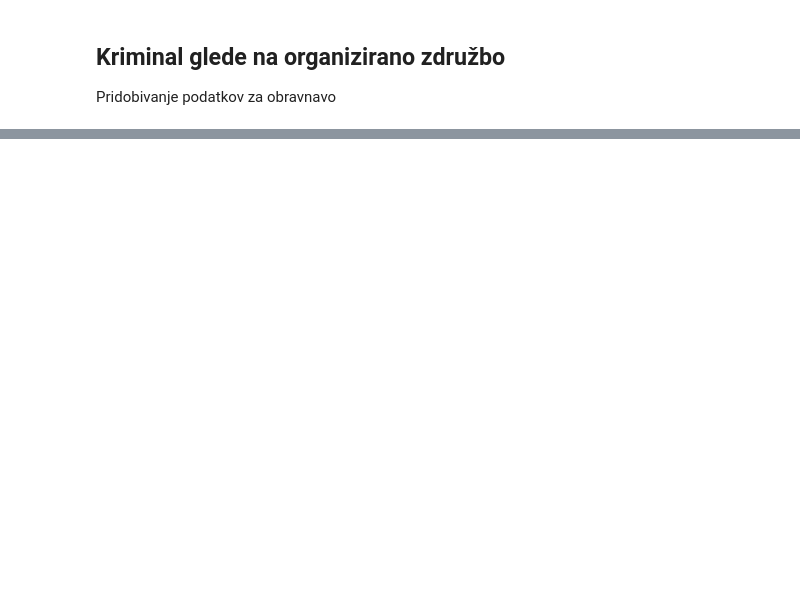
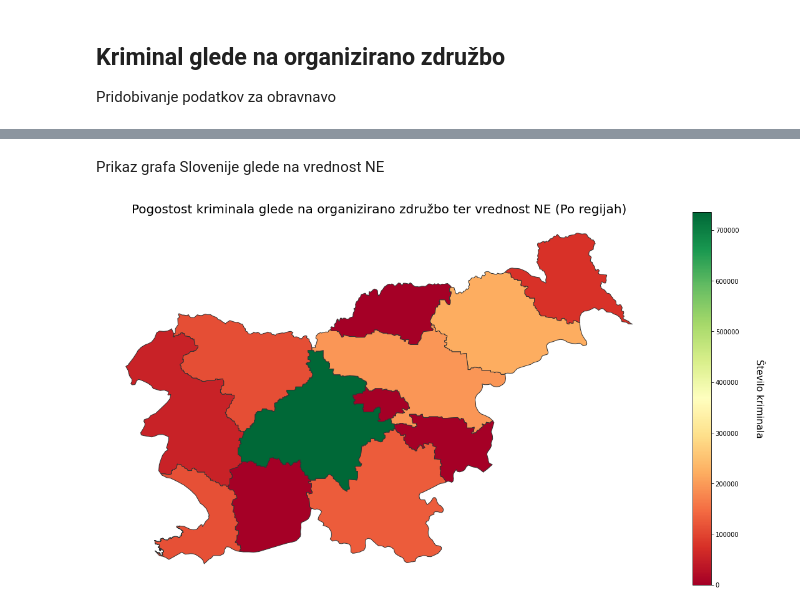
Before and after one commit to Nik-tech-cloud/PR22NGAMZ, a Jupyter notebook: seminar_krevs.ipynb, the cells around one changed output, grey strips where cells are left out. Cells and saved outputs as stored; diff of their text form; code cells hidden in the pictures; blank space fills up the shorter version.

```diff
--- a/seminar_krevs.ipynb
+++ b/seminar_krevs.ipynb
@@ -85,0 +120,14 @@ ModuleNotFoundError: No module named 'geopandas'
+# %% [markdown]
+Prikaz grafa Slovenije glede na vrednost NE
+# %%
+slovenia['stevilo'] = stevilo_NE
+fig, ax = plt.subplots(1, figsize=(20, 20))
+plt.axis('off')
+plt.title('Pogostost kriminala glede na organizirano združbo ter vrednost NE (Po regijah)', fontsize=20)
+slovenia.plot(column='stevilo', cmap='RdYlGn', ax=ax, edgecolor='.2')
+bar_info = plt.cm.ScalarMappable(cmap='RdYlGn', norm=plt.Normalize(vmin=0, vmax=max(stevilo_NE)))
+bar_info._A = []
+cbar = fig.colorbar(bar_info, shrink=0.55)
+cbar.set_label('Število kriminala', fontsize=15, rotation=270, labelpad=40)
+# %% [output]
+[figure, added]
```
Also changed, not shown: parts of 8 cells of this notebook.
